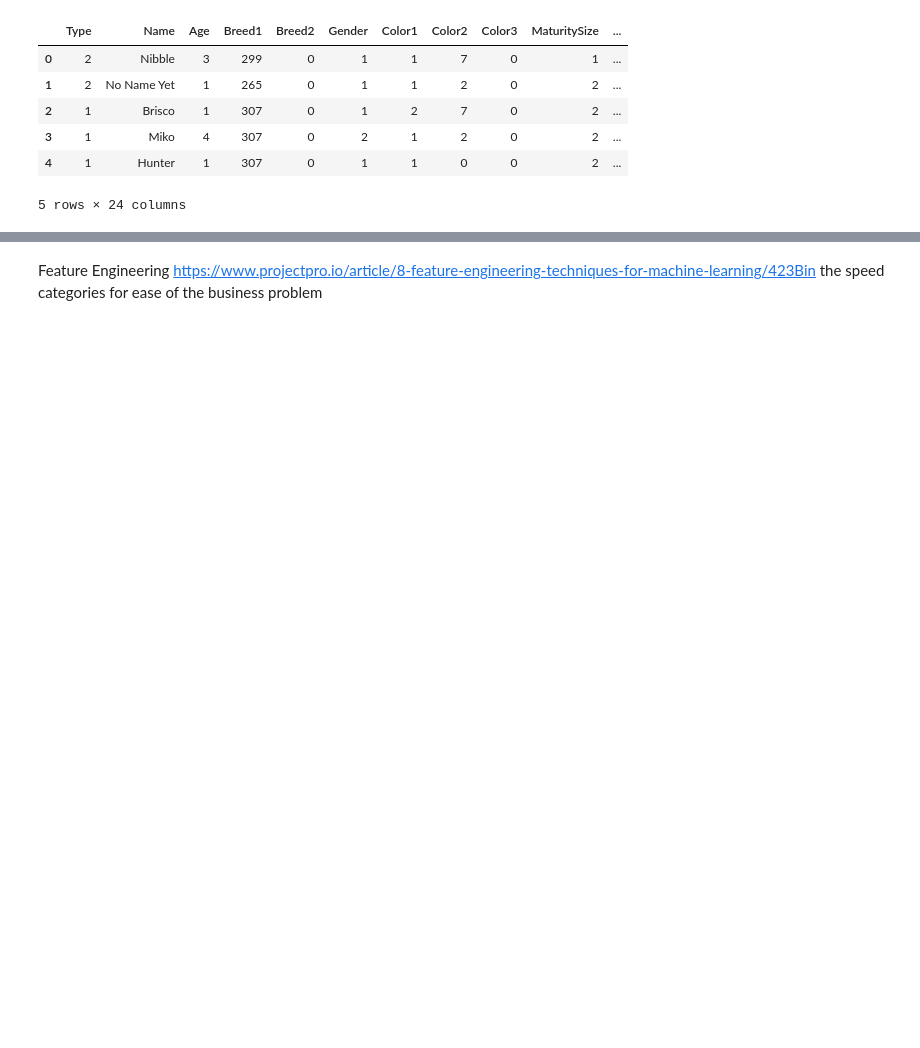
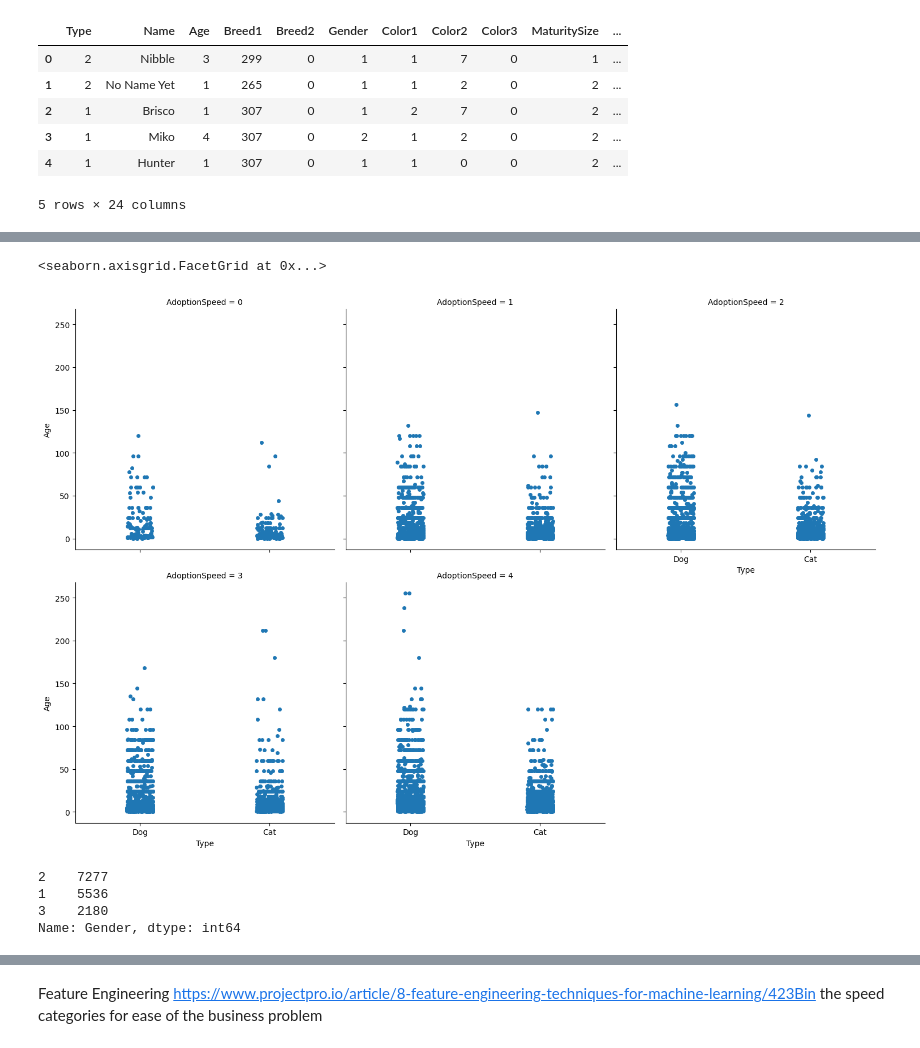
Before and after one commit to Dmvinedata/Capstone, a Jupyter notebook: notebook_capstone.ipynb, the cells around one changed output, grey strips where cells are left out. Cells and saved outputs as stored; diff of their text form; code cells hidden in the pictures; blank space fills up the shorter version.

```diff
--- a/notebook_capstone.ipynb
+++ b/notebook_capstone.ipynb
@@ -384,0 +621,17 @@ train_df.head()
+# %%
+#Exploring Age and Gender
+ag = sns.catplot(data = train_df, y = "Age", x = "Type", col_wrap = 3, col = "AdoptionSpeed")
+ag.set_xticklabels(["Dog","Cat"])
+#ag.set(ylim=(0,100))
+#Check
+# %% [output]
+<seaborn.axisgrid.FacetGrid at 0x...>
+[figure, added]
+# %%
+train_df["Gender"].value_counts()
+#With multiple quantities
+# %% [output]
+2    7277
+1    5536
+3    2180
+Name: Gender, dtype: int64
```
Also changed, not shown: parts of 114 cells of this notebook.
